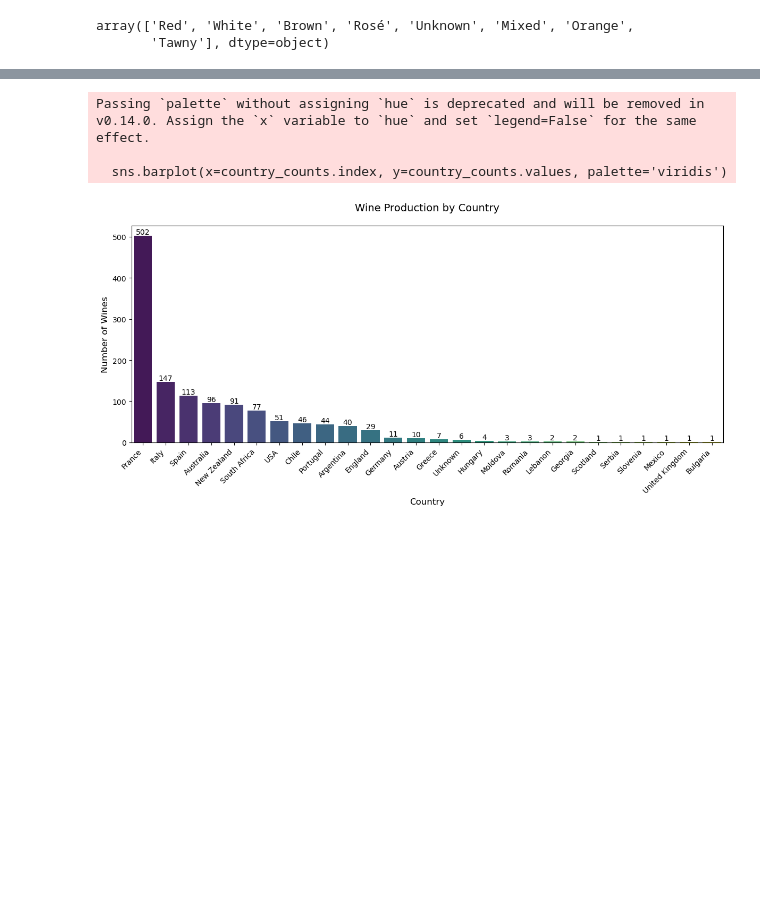
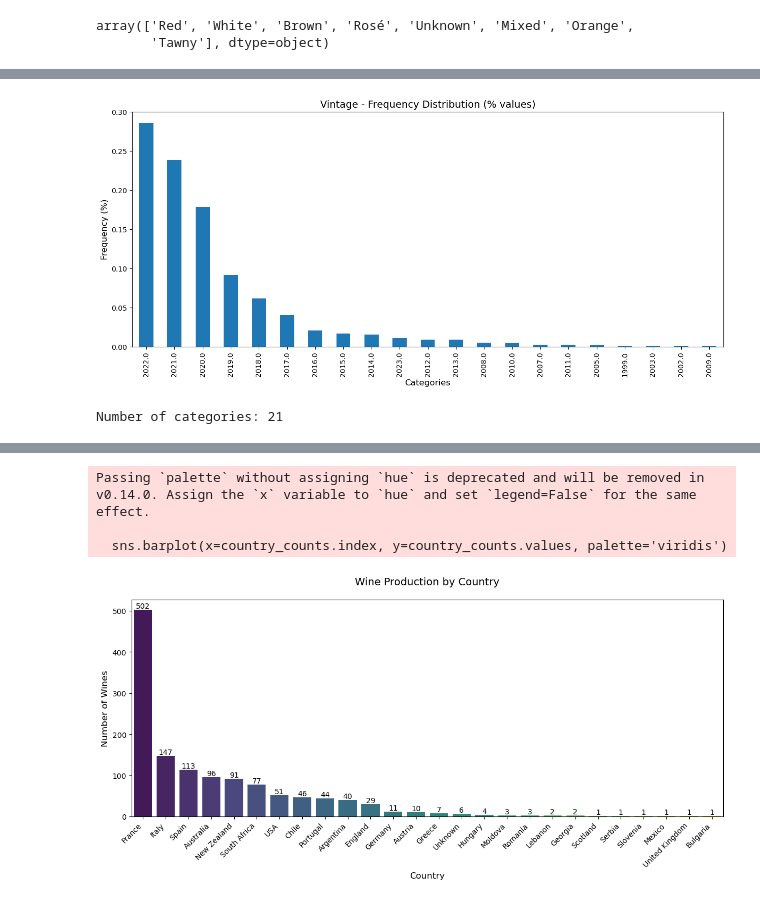
Before and after one commit to lwq1023999/COMP5712-group_coursework, a Jupyter notebook: notebook/Group project.ipynb, the cells around one changed output, grey strips where cells are left out. Saved outputs shown, nothing was run; the diff lists cells and outputs as text; code cells hidden in the pictures; blank space fills up the shorter version.

```diff
--- a/notebook/Group project.ipynb
+++ b/notebook/Group project.ipynb
@@ -494,0 +532,5 @@ array(['Red', 'White', 'Brown', 'Rosé', 'Unknown', 'Mixed', 'Orange',
+# %%
+plot_distribution('Vintage')
+# %% [output]
+[figure, added]
+Number of categories: 21
```
Also changed, not shown: parts of 20 cells of this notebook.
